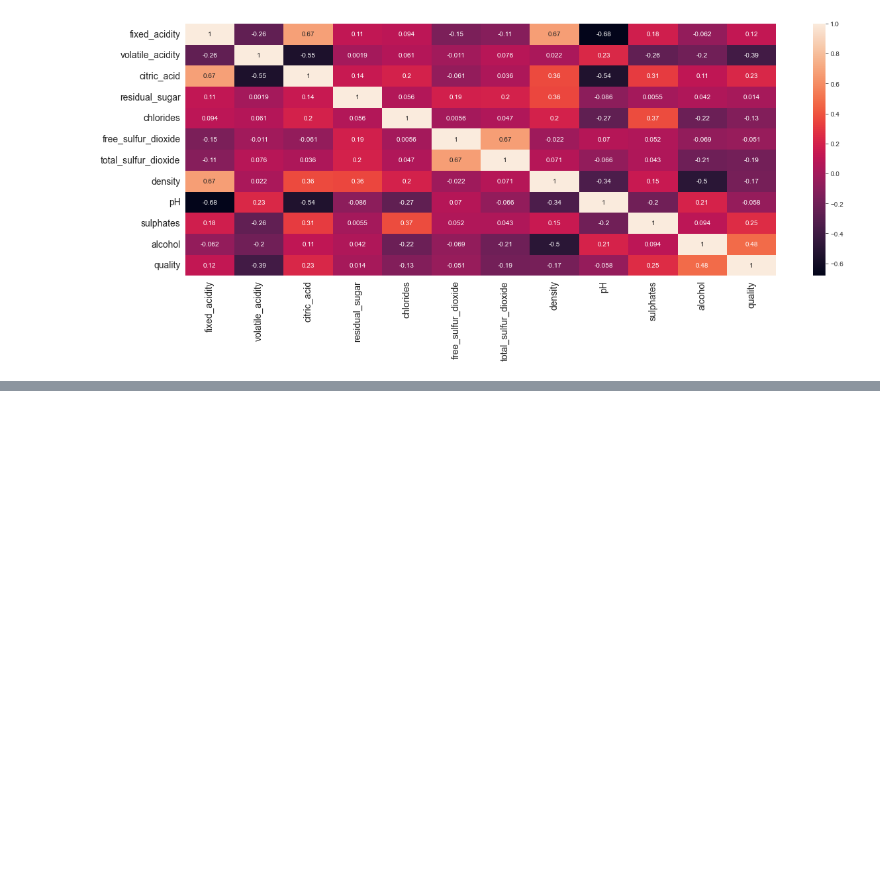
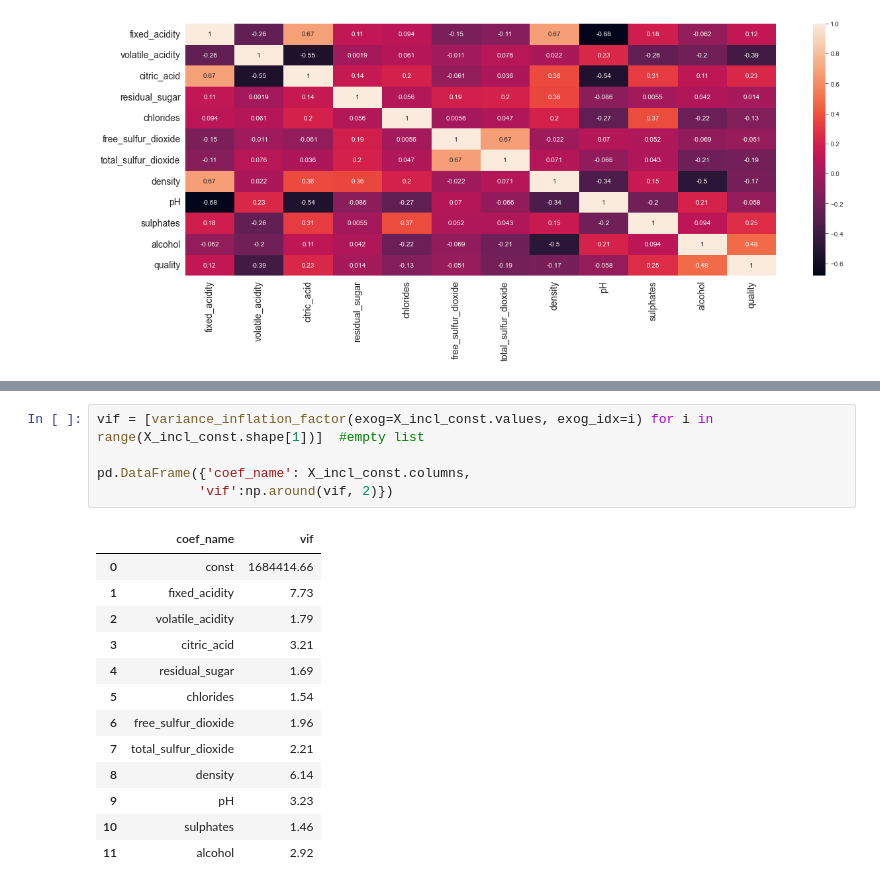
Before and after one commit to BrianMuthuure/Red-Wine-Quality-Prediction, a Jupyter notebook: red wine.ipynb, the cells around one changed output, grey strips where cells are left out. Saved outputs shown, nothing was run; the diff lists cells and outputs as text; blank space fills up the shorter version.

```diff
--- a/red wine.ipynb
+++ b/red wine.ipynb
@@ -108,0 +197,19 @@ sns.heatmap(corr,annot=True)
+# %%
+vif = [variance_inflation_factor(exog=X_incl_const.values, exog_idx=i) for i in range(X_incl_const.shape[1])]  #empty list
+
+pd.DataFrame({'coef_name': X_incl_const.columns,
+             'vif':np.around(vif, 2)})
+# %% [output]
+|  | coef_name | vif |
+| 0 | const | 1684414.66 |
+| 1 | fixed_acidity | 7.73 |
+| 2 | volatile_acidity | 1.79 |
+| 3 | citric_acid | 3.21 |
+| 4 | residual_sugar | 1.69 |
+| 5 | chlorides | 1.54 |
+| 6 | free_sulfur_dioxide | 1.96 |
+| 7 | total_sulfur_dioxide | 2.21 |
+| 8 | density | 6.14 |
+| 9 | pH | 3.23 |
+| 10 | sulphates | 1.46 |
+| 11 | alcohol | 2.92 |
```
Also changed, not shown: parts of 12 cells of this notebook.
